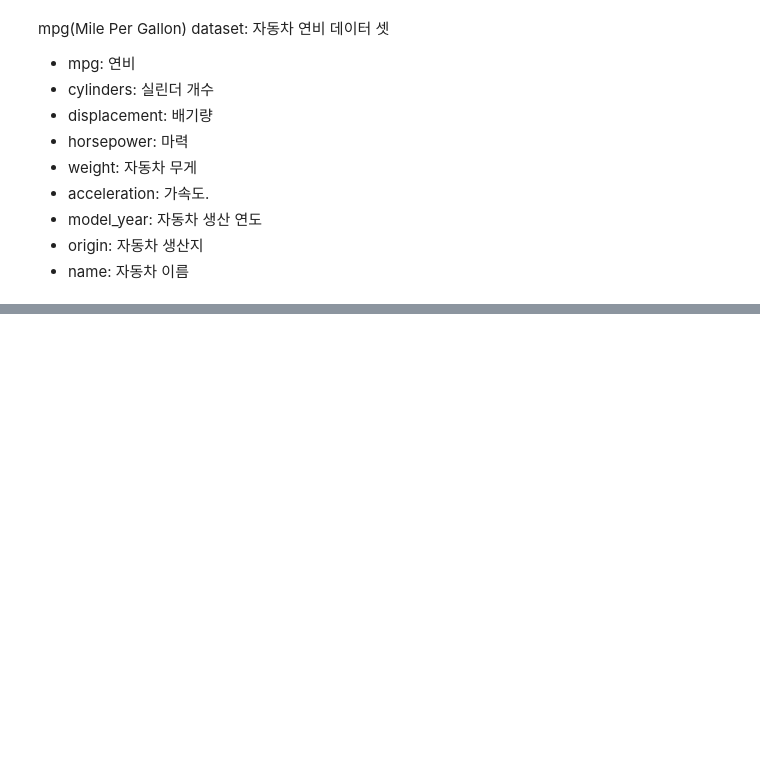
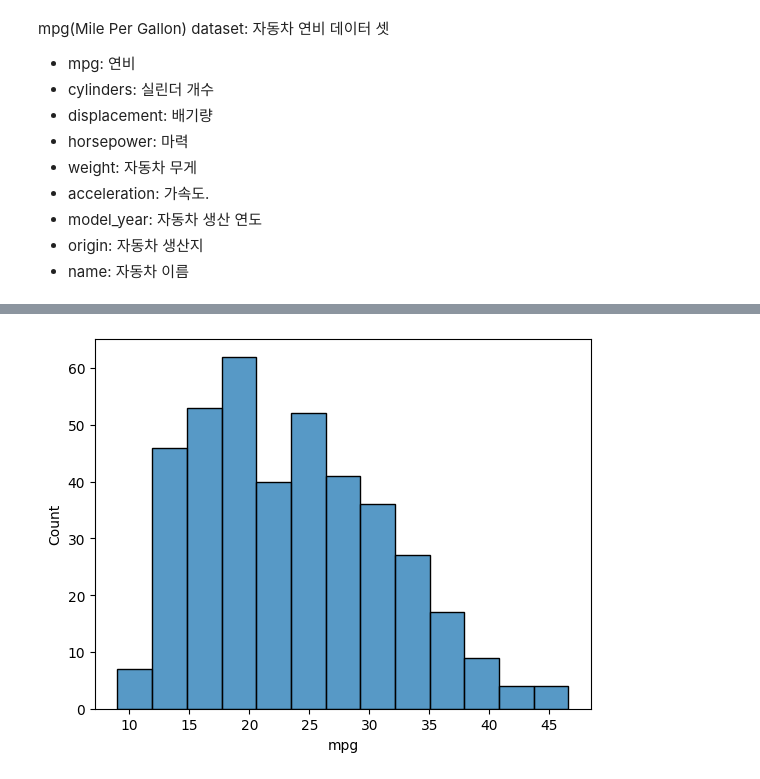
Before and after one commit to kiminhonawa/python, a Jupyter notebook: py18_mpg.ipynb, the cells around one changed output, grey strips where cells are left out. Saved outputs shown, nothing was run; the diff lists cells and outputs as text; code cells hidden in the pictures; blank space fills up the shorter version.

```diff
--- a/py18_mpg.ipynb
+++ b/py18_mpg.ipynb
@@ -53,0 +81,5 @@ mpg(Mile Per Gallon) dataset: 자동차 연비 데이터 셋
+# %%
+sns.histplot(data=mpg, x='mpg')
+plt.show()
+# %% [output]
+[figure, added]
```
Also changed, not shown: parts of 4 cells of this notebook.
